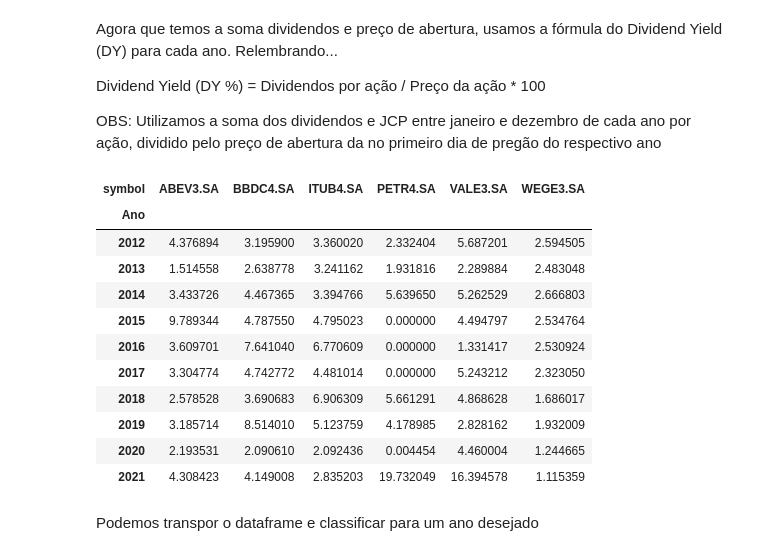
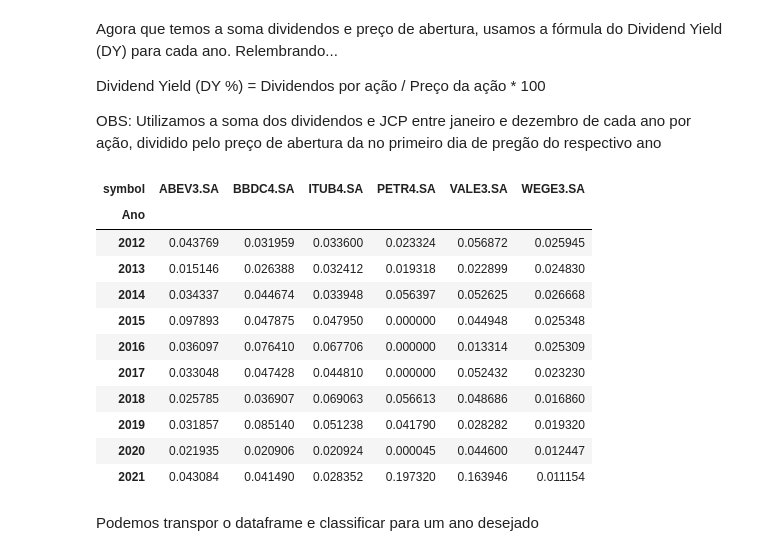
Before and after one commit to rubemmnf/Mercado-Financeiro, a Jupyter notebook: TradingDados/Case2Mentoria/Avaliação_individual_1_mentoria.ipynb, the cells around one changed output. Saved outputs shown, nothing was run; the diff lists cells and outputs as text; code cells hidden in the pictures.

```diff
--- a/TradingDados/Case2Mentoria/Avaliação_individual_1_mentoria.ipynb
+++ b/TradingDados/Case2Mentoria/Avaliação_individual_1_mentoria.ipynb
@@ -42,6 +136,10 @@ WEGE3.SA     1.697137
 dtype: float64
 # %%
 # TASK 7 - Inserir uma coluna representando o "Ano" indicado pelo index usando strtime('%Y')
+
+dividendos['Ano'] = pd.to_datetime(dividendos.index).strftime('%Y')
+
+dividendos
 # %% [output]
 | symbol | ABEV3.SA | BBDC4.SA | ITUB4.SA | PETR4.SA | VALE3.SA | WEGE3.SA | Ano |
 | Date |  |  |  |  |  |  |  |
@@ -62,7 +160,7 @@ Usar uma pivot table para visualizar os valores pagos por ano
 # %%
 # TASK 8 - use o método pd.pivot_table passando o df de dividendos com função de agregação de soma
 
-tab_dinamica_dividendos = #...
+tab_dinamica_dividendos = dividendos.pivot_table(index='Ano',aggfunc='sum')
 tab_dinamica_dividendos
 # %% [output]
 | symbol | ABEV3.SA | BBDC4.SA | ITUB4.SA | PETR4.SA | VALE3.SA | WEGE3.SA |
@@ -88,7 +186,7 @@ ticker_open = yf.download(tickers, start='2012-01-01', end='2022-01-01', interva
 # %%
 # TASK 10 - Inserir uma coluna representando o "Ano" indicado pelo index
 
-ticker_open['Ano'] = #...
+ticker_open['Ano'] = pd.to_datetime(ticker_open.index).strftime('%Y')
 ticker_open
 # %% [output]
 |  | ABEV3.SA | BBDC4.SA | ITUB4.SA | PETR4.SA | VALE3.SA | WEGE3.SA | Ano |
@@ -108,7 +206,7 @@ ticker_open
 # %%
 # TASK 11 - Tabela dinâmica pegando apenas o primeiro valor observado de cada ano (algo similar a remover duplicatas duplicatas)
 
-tab_dinamica_open = #...
+tab_dinamica_open = ticker_open.pivot_table(index='Ano',aggfunc='first')
 tab_dinamica_open
 # %% [output]
 |  | ABEV3.SA | BBDC4.SA | ITUB4.SA | PETR4.SA | VALE3.SA | WEGE3.SA |
@@ -132,21 +230,21 @@ OBS: Utilizamos a soma dos dividendos e JCP entre janeiro e dezembro de cada ano
 # %%
 # TASK 12 - Como as duas tabelas estão simétricas, posso simplesmente dividir uma pela outra
 
-tabela_DY_anual = #...
+tabela_DY_anual = tab_dinamica_dividendos/tab_dinamica_open
 tabela_DY_anual
 # %% [output]
 | symbol | ABEV3.SA | BBDC4.SA | ITUB4.SA | PETR4.SA | VALE3.SA | WEGE3.SA |
 | Ano |  |  |  |  |  |  |
-| 2012 | 4.376894 | 3.195900 | 3.360020 | 2.332404 | 5.687201 | 2.594505 |
-| 2013 | 1.514558 | 2.638778 | 3.241162 | 1.931816 | 2.289884 | 2.483048 |
-| 2014 | 3.433726 | 4.467365 | 3.394766 | 5.639650 | 5.262529 | 2.666803 |
-| 2015 | 9.789344 | 4.787550 | 4.795023 | 0.000000 | 4.494797 | 2.534764 |
-| 2016 | 3.609701 | 7.641040 | 6.770609 | 0.000000 | 1.331417 | 2.530924 |
-| 2017 | 3.304774 | 4.742772 | 4.481014 | 0.000000 | 5.243212 | 2.323050 |
-| 2018 | 2.578528 | 3.690683 | 6.906309 | 5.661291 | 4.868628 | 1.686017 |
-| 2019 | 3.185714 | 8.514010 | 5.123759 | 4.178985 | 2.828162 | 1.932009 |
-| 2020 | 2.193531 | 2.090610 | 2.092436 | 0.004454 | 4.460004 | 1.244665 |
-| 2021 | 4.308423 | 4.149008 | 2.835203 | 19.732049 | 16.394578 | 1.115359 |
+| 2012 | 0.043769 | 0.031959 | 0.033600 | 0.023324 | 0.056872 | 0.025945 |
+| 2013 | 0.015146 | 0.026388 | 0.032412 | 0.019318 | 0.022899 | 0.024830 |
+| 2014 | 0.034337 | 0.044674 | 0.033948 | 0.056397 | 0.052625 | 0.026668 |
+| 2015 | 0.097893 | 0.047875 | 0.047950 | 0.000000 | 0.044948 | 0.025348 |
+| 2016 | 0.036097 | 0.076410 | 0.067706 | 0.000000 | 0.013314 | 0.025309 |
+| 2017 | 0.033048 | 0.047428 | 0.044810 | 0.000000 | 0.052432 | 0.023230 |
+| 2018 | 0.025785 | 0.036907 | 0.069063 | 0.056613 | 0.048686 | 0.016860 |
+| 2019 | 0.031857 | 0.085140 | 0.051238 | 0.041790 | 0.028282 | 0.019320 |
+| 2020 | 0.021935 | 0.020906 | 0.020924 | 0.000045 | 0.044600 | 0.012447 |
+| 2021 | 0.043084 | 0.041490 | 0.028352 | 0.197320 | 0.163946 | 0.011154 |
 # %% [markdown]
 Podemos transpor o dataframe e classificar para um ano desejado
 # %%
```
Also changed, not shown: parts of 11 cells of this notebook.
